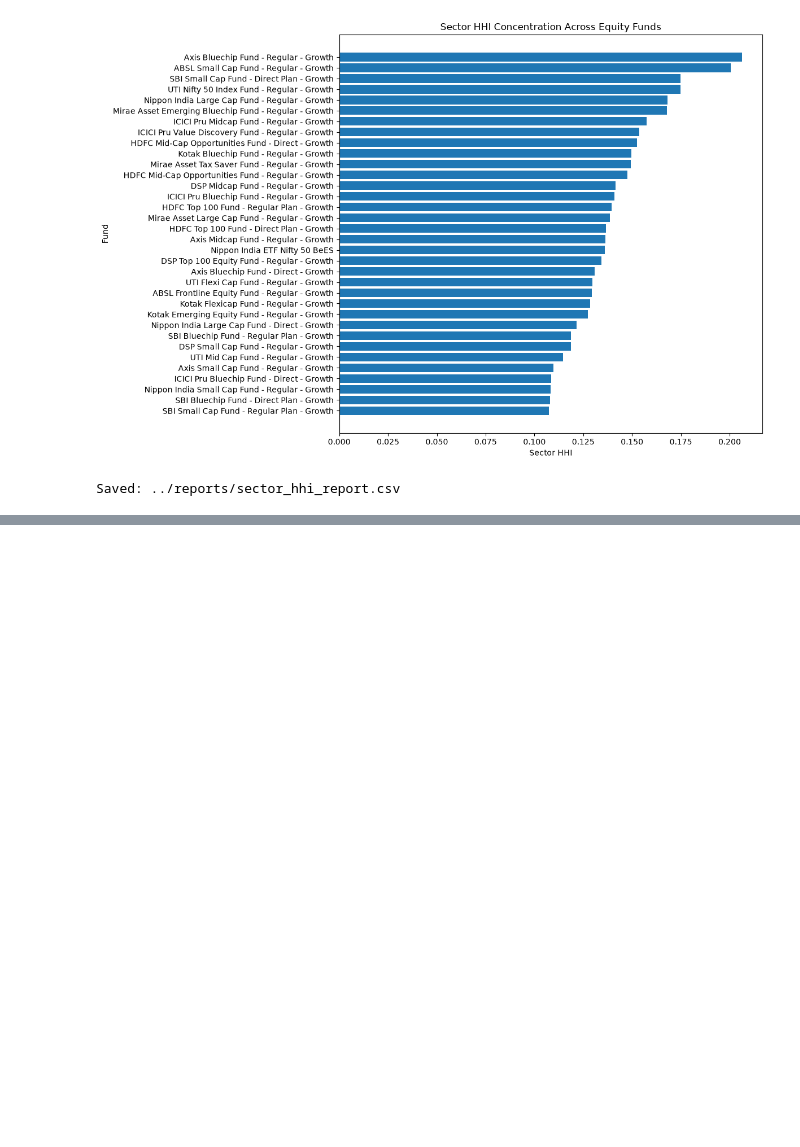
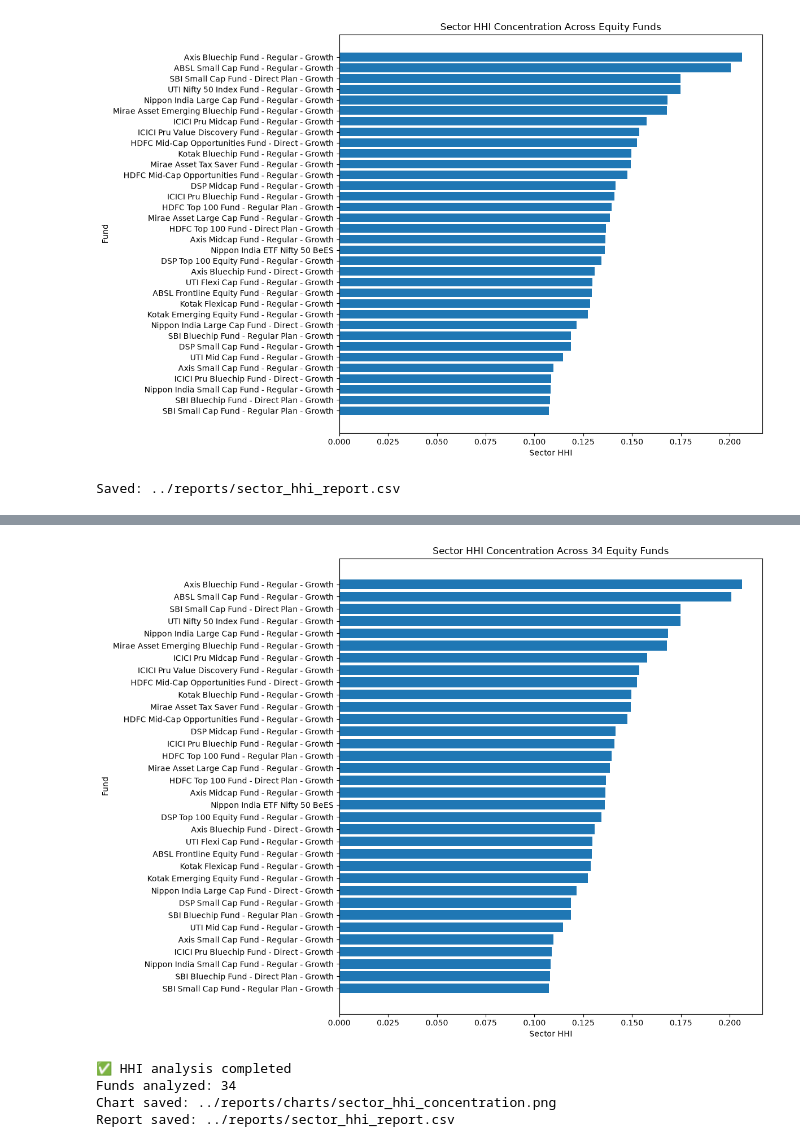
Before and after one commit to VANSHxGIT/CapstoneProject.Mutual_Fund_Analysis, a Jupyter notebook: notebooks/Advanced_Analytics.ipynb, the cells around one changed output, grey strips where cells are left out. Saved outputs shown, nothing was run; the diff lists cells and outputs as text; code cells hidden in the pictures; blank space fills up the shorter version.

Commit message:
Final HHI report and final report saving.

```diff
--- a/notebooks/Advanced_Analytics.ipynb
+++ b/notebooks/Advanced_Analytics.ipynb
@@ -1357,0 +1418,47 @@ Saved: ../reports/sector_hhi_report.csv
+# %%
+# FINAL HHI CHART
+
+import matplotlib.pyplot as plt
+
+plot_data = hhi_final.sort_values(
+    "sector_hhi",
+    ascending=True
+)
+
+plt.figure(figsize=(12, 9))
+
+plt.barh(
+    plot_data["scheme_name"],
+    plot_data["sector_hhi"]
+)
+
+plt.xlabel("Sector HHI")
+plt.ylabel("Fund")
+plt.title("Sector HHI Concentration Across 34 Equity Funds")
+
+plt.tight_layout()
+
+plt.savefig(
+    "../reports/charts/sector_hhi_concentration.png",
+    dpi=300,
+    bbox_inches="tight"
+)
+
+plt.show()
+# %% [output]
+[figure, added]
+# %%
+hhi_final.to_csv(
+    "../reports/sector_hhi_report.csv",
+    index=False
+)
+
+print("✅ HHI analysis completed")
+print("Funds analyzed:", len(hhi_final))
+print("Chart saved: ../reports/charts/sector_hhi_concentration.png")
+print("Report saved: ../reports/sector_hhi_report.csv")
+# %% [output]
+✅ HHI analysis completed
+Funds analyzed: 34
+Chart saved: ../reports/charts/sector_hhi_concentration.png
+Report saved: ../reports/sector_hhi_report.csv
```
Also changed, not shown: parts of 2 cells of this notebook, 2 other files.
